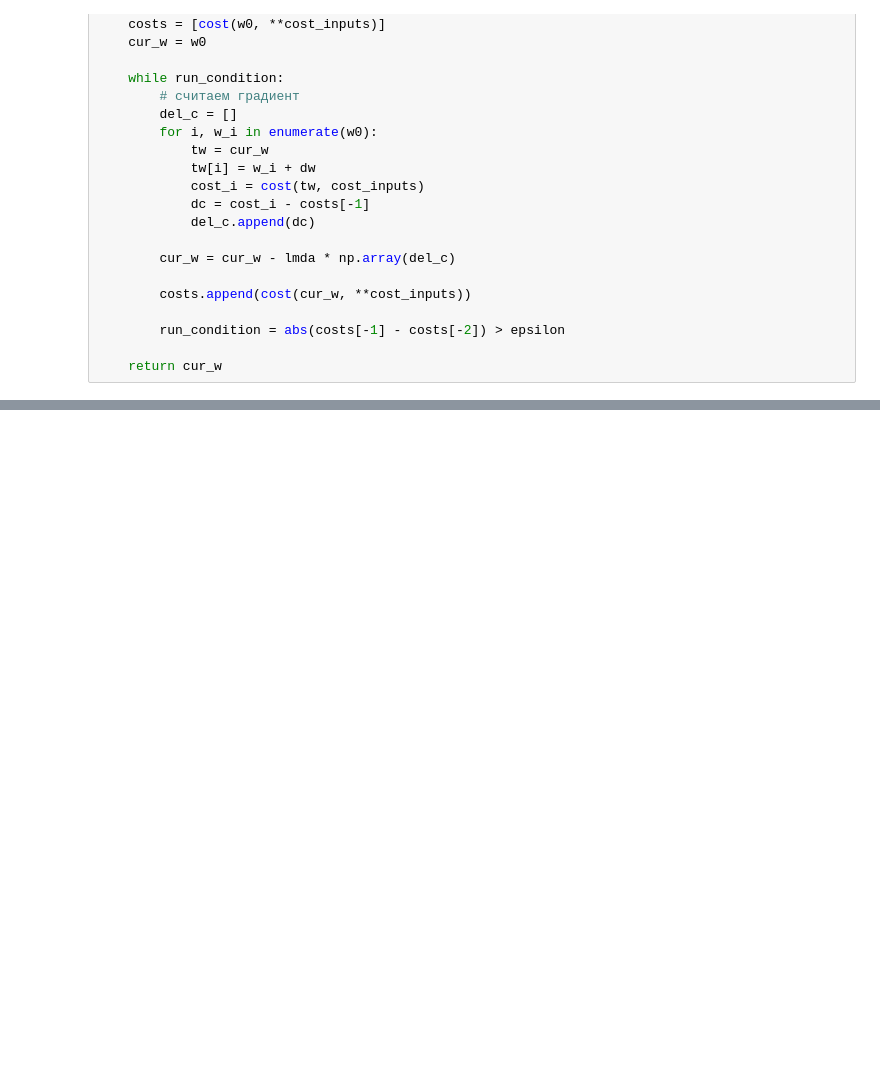
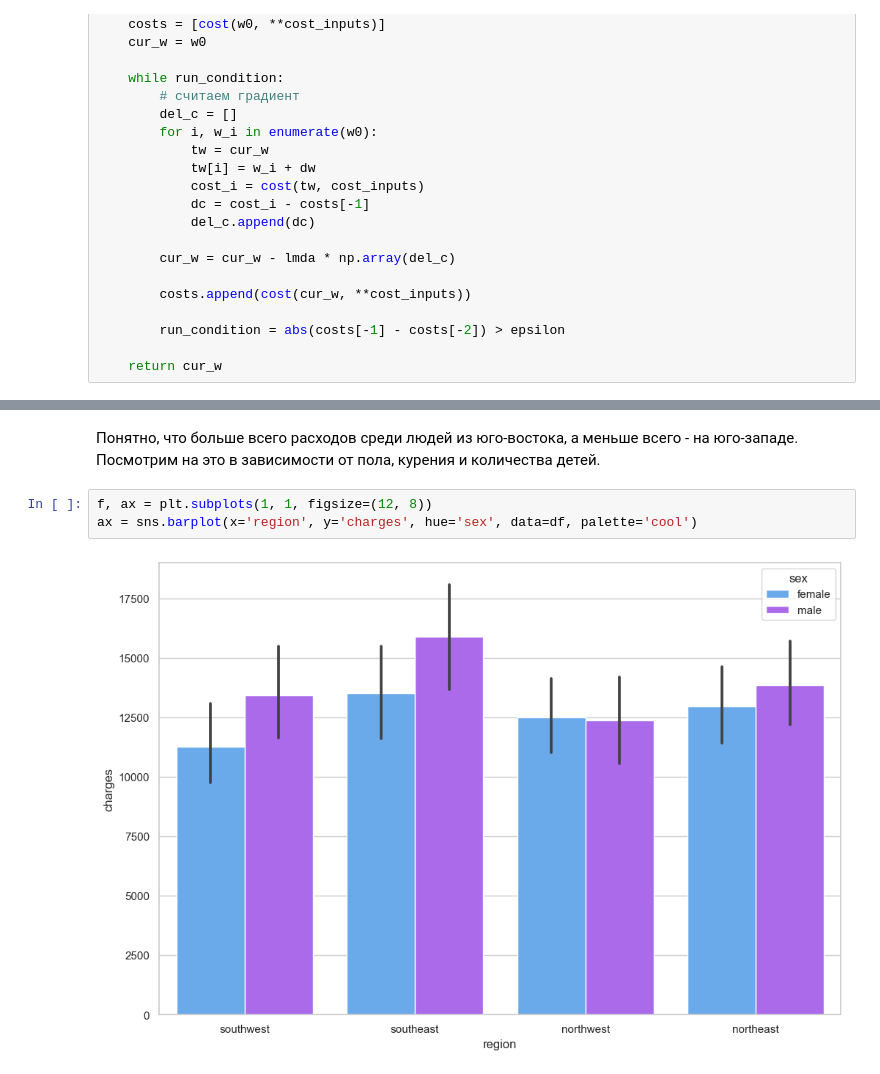
Before and after one commit to bozhnyukAlex/MachineLearning, a Jupyter notebook: tasks/LinearRegression.ipynb, the cells around one changed output, grey strips where cells are left out. Cells and saved outputs as stored; diff of their text form; blank space fills up the shorter version.

```diff
--- a/tasks/LinearRegression.ipynb
+++ b/tasks/LinearRegression.ipynb
@@ -84,0 +144,7 @@ def gradient_descent(X, y, w0, epsilon=1E-8, alpha=1, lmda=0.001, dw=1E-8):
+# %% [markdown]
+Понятно, что больше всего расходов среди людей из юго-востока, а меньше всего - на юго-западе. Посмотрим на это в зависимости от пола, курения и количества детей.
+# %%
+f, ax = plt.subplots(1, 1, figsize=(12, 8))
+ax = sns.barplot(x='region', y='charges', hue='sex', data=df, palette='cool')
+# %% [output]
+[figure, added]
```
Also changed, not shown: parts of 22 cells of this notebook.
